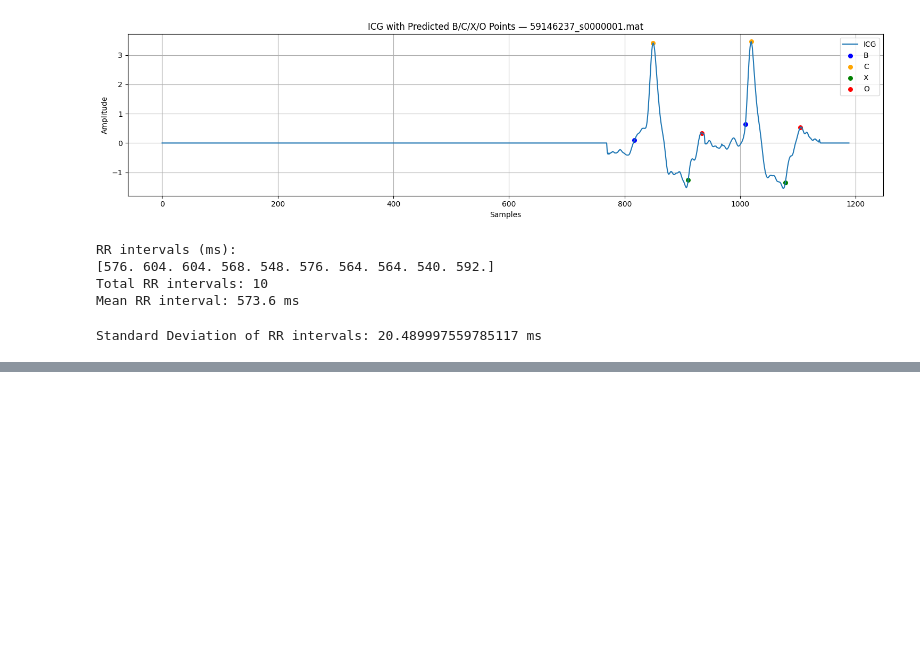
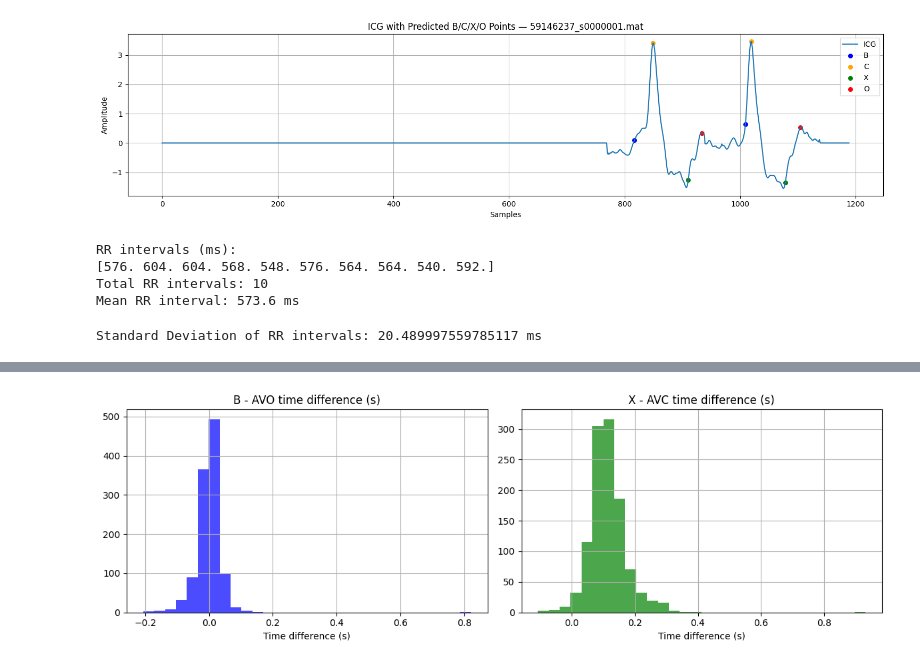
Before and after one commit to eduardo-illueca/icg-project, a Jupyter notebook: Detection/HC_Model_all_subjects_v17.ipynb, the cells around one changed output, grey strips where cells are left out. Cells and saved outputs as stored; diff of their text form; code cells hidden in the pictures; blank space fills up the shorter version.

```diff
--- a/Detection/HC_Model_all_subjects_v17.ipynb
+++ b/Detection/HC_Model_all_subjects_v17.ipynb
@@ -982,0 +1144,17 @@ Standard Deviation of RR intervals: 20.489997559785117 ms
+# %%
+plt.figure(figsize=(12, 4))
+plt.subplot(1, 2, 1)
+plt.hist(b_minus_avo, bins=30, color='blue', alpha=0.7)
+plt.title("B - AVO time difference (s)")
+plt.xlabel("Time difference (s)")
+plt.grid(True)
+
+plt.subplot(1, 2, 2)
+plt.hist(x_minus_avc, bins=30, color='green', alpha=0.7)
+plt.title("X - AVC time difference (s)")
+plt.xlabel("Time difference (s)")
+plt.grid(True)
+plt.tight_layout()
+plt.show()
+# %% [output]
+[figure, added]
```
Also changed, not shown: parts of 11 cells of this notebook.
